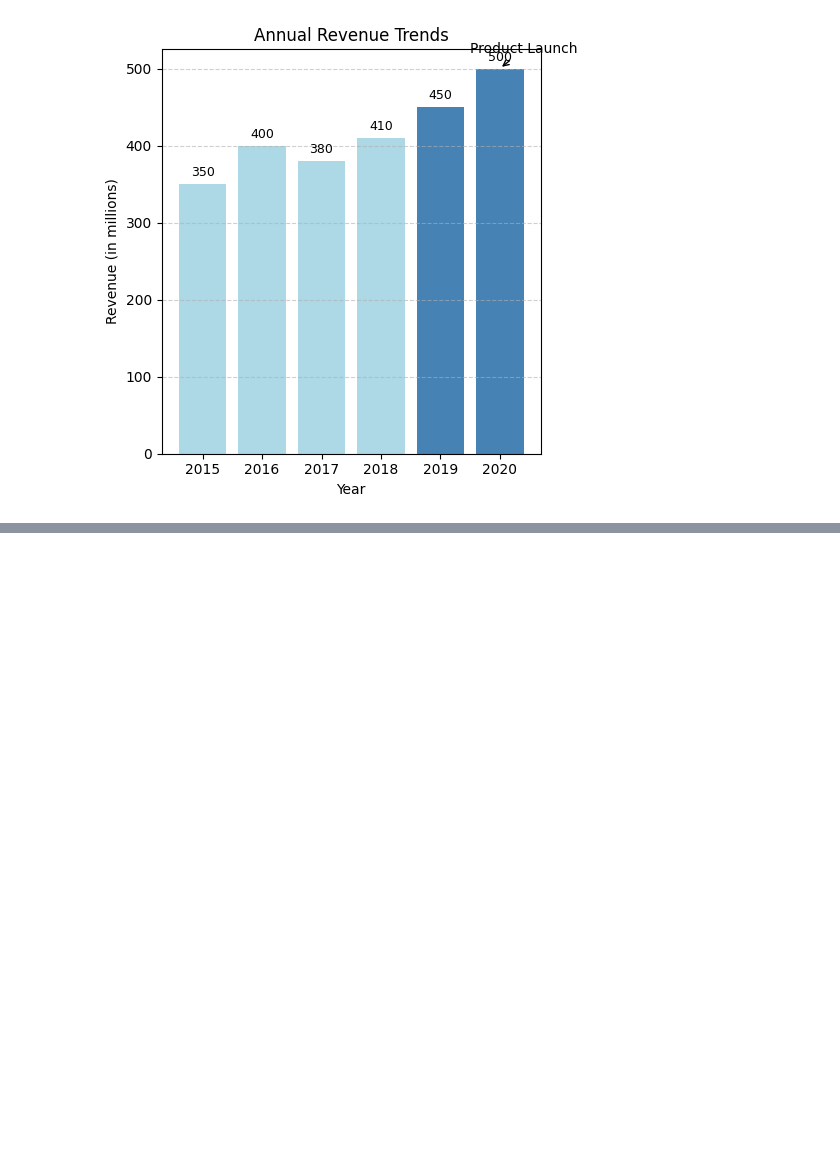
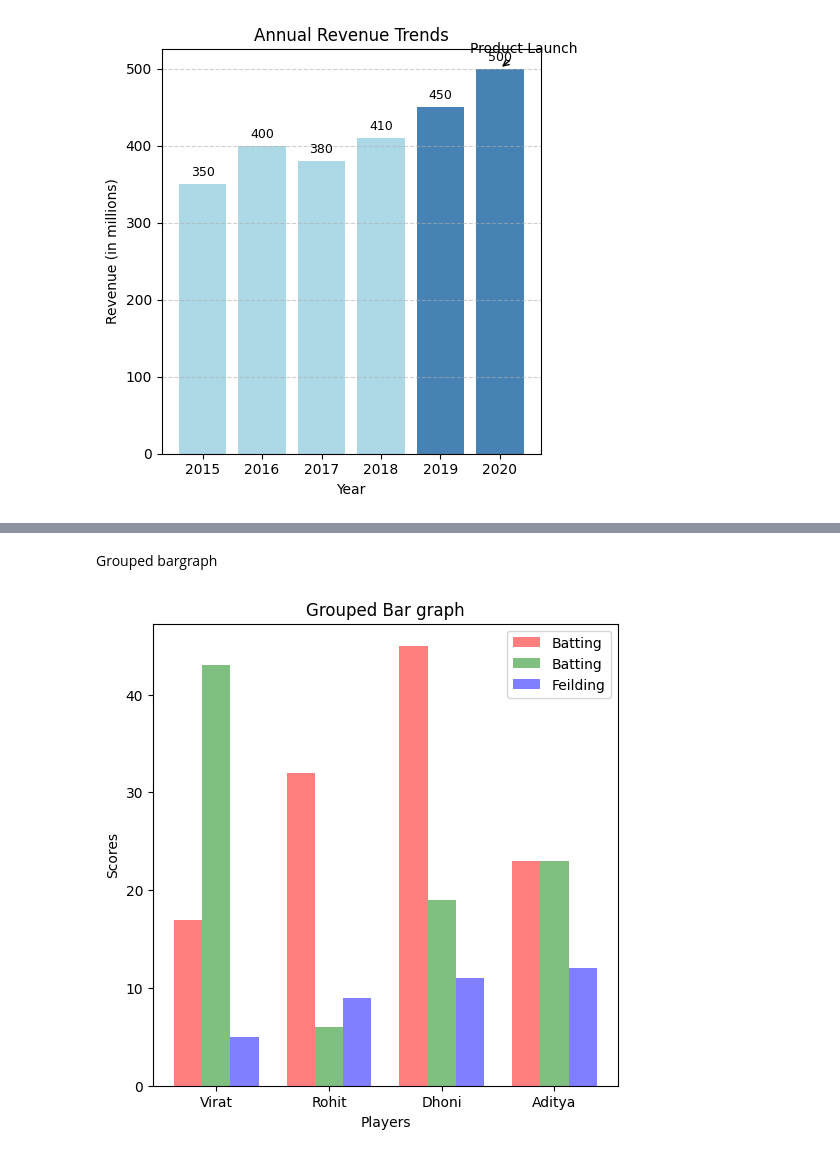
Before and after one commit to Aditya44234/AIwithPy, a Jupyter notebook: matplotlib.ipynb, the cells around one changed output, grey strips where cells are left out. Drawn from its saved outputs; the diff is of its cells as text; code cells hidden in the pictures; blank space fills up the shorter version.

```diff
--- a/matplotlib.ipynb
+++ b/matplotlib.ipynb
@@ -110,0 +131,35 @@ Text(0, 0.5, 'Marks')
+# %% [markdown]
+Grouped bargraph
+# %%
+
+import matplotlib.pyplot as plt
+import numpy as np
+import pandas as pd
+
+plt.figure(figsize=(6,6))
+#Set Width of bar
+barWidth = 0.25
+#Set height of Bar
+plt.title("Grouped Bar graph")
+y1=[17,32,45,23]
+y2=[43,6,19,23]
+y3=[5,9,11,12]
+
+#Set position of bar on X-axis
+pos1=np.arange(len(y1))
+pos2=[x+barWidth for x in pos1]
+pos3=[x+barWidth for x in pos2]
+
+# Make the plot
+
+plt.bar(pos1,y1,color='red',width=barWidth,label='Batting',alpha=0.5)
+plt.bar(pos2,y2,color='green',width=barWidth,label='Batting',alpha=0.5)
+plt.bar(pos3,y3,color='blue',width=barWidth,label='Feilding',alpha=0.5)
+plt.xlabel("Players")
+plt.ylabel("Scores")
+
+plt.xticks([ i+barWidth for i  in range(len(y1))],['Virat','Rohit','Dhoni','Aditya'])
+plt.legend()
+plt.show()
+# %% [output]
+[figure, added]
```
Also changed, not shown: parts of 4 cells of this notebook.
